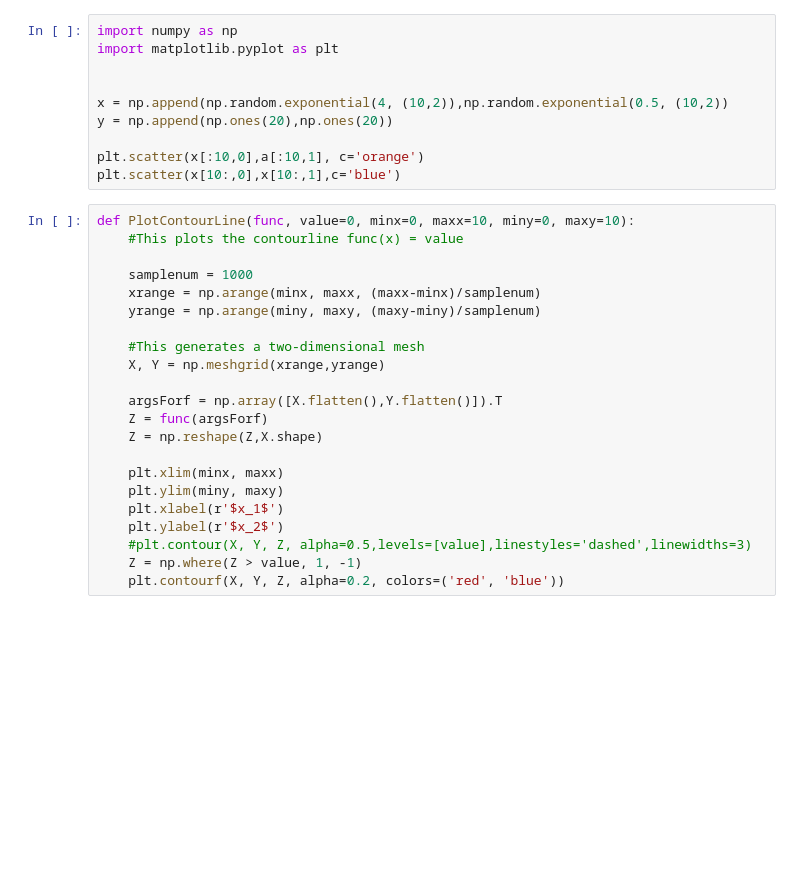
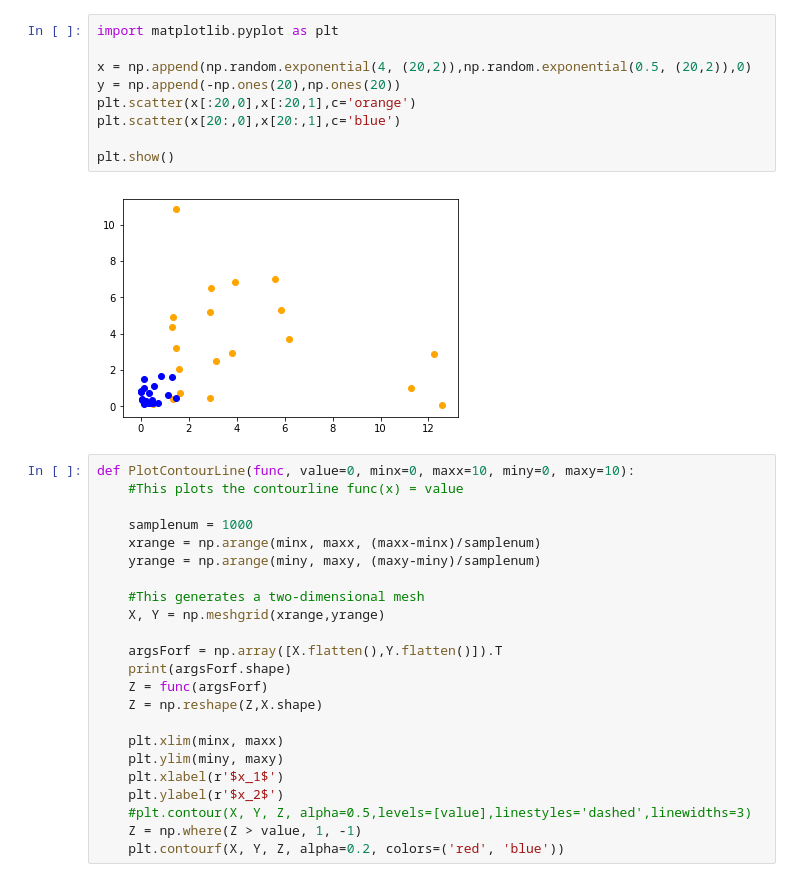
Before and after one commit to Janos95/lab_sheets, a Jupyter notebook: sheet2.ipynb, the cells around one changed output. Drawn from its saved outputs; the diff is of its cells as text; blank space fills up the shorter version.

```diff
--- a/sheet2.ipynb
+++ b/sheet2.ipynb
@@ -1,13 +70,14 @@
 # %%
-import numpy as np
 import matplotlib.pyplot as plt
 
+x = np.append(np.random.exponential(4, (20,2)),np.random.exponential(0.5, (20,2)),0)
+y = np.append(-np.ones(20),np.ones(20))
+plt.scatter(x[:20,0],x[:20,1],c='orange')
+plt.scatter(x[20:,0],x[20:,1],c='blue')
 
-x = np.append(np.random.exponential(4, (10,2)),np.random.exponential(0.5, (10,2))
-y = np.append(np.ones(20),np.ones(20))
-
-plt.scatter(x[:10,0],a[:10,1], c='orange')
-plt.scatter(x[10:,0],x[10:,1],c='blue')
+plt.show()
+# %% [output]
+[figure, added]
 # %%
 def PlotContourLine(func, value=0, minx=0, maxx=10, miny=0, maxy=10):
     #This plots the contourline func(x) = value
@@ -20,6 +90,7 @@ def PlotContourLine(func, value=0, minx=0, maxx=10, miny=0, maxy=10):
     X, Y = np.meshgrid(xrange,yrange)
 
     argsForf = np.array([X.flatten(),Y.flatten()]).T
+    print(argsForf.shape)
     Z = func(argsForf)
     Z = np.reshape(Z,X.shape)
 
```
Also changed, not shown: parts of 4 cells of this notebook, 2 other files.
